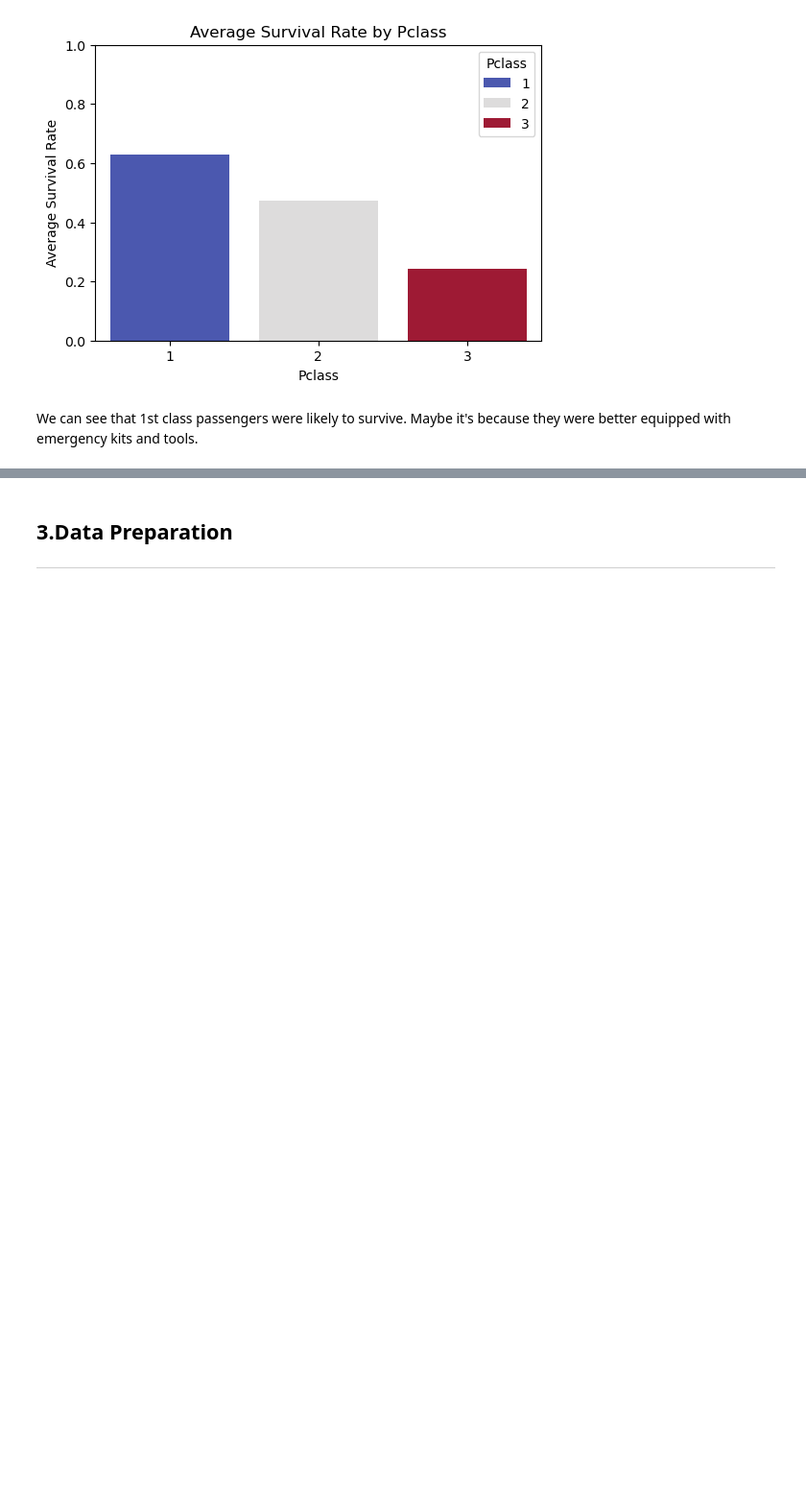
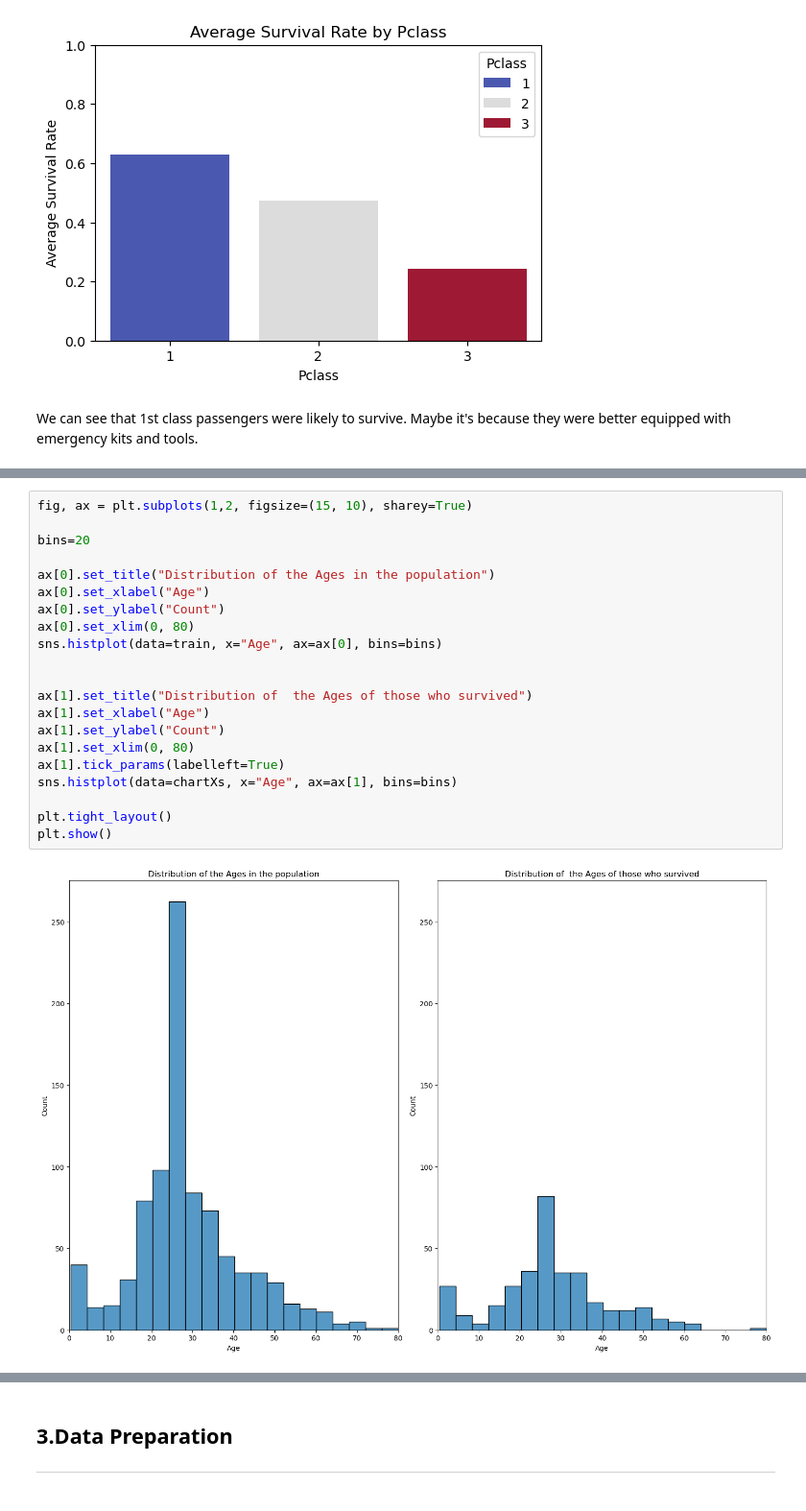
Before and after one commit to Benbellah-Owino/titanic-analysis-and-modelling, a Jupyter notebook: index.ipynb, the cells around one changed output, grey strips where cells are left out. Shown at 96% size. Drawn from its saved outputs; the diff is of its cells as text; blank space fills up the shorter version.

```diff
--- a/index.ipynb
+++ b/index.ipynb
@@ -239,0 +259,23 @@ We can see that 1st class passengers were likely to survive. Maybe it's because
+# %%
+fig, ax = plt.subplots(1,2, figsize=(15, 10), sharey=True)
+
+bins=20
+
+ax[0].set_title("Distribution of the Ages in the population")
+ax[0].set_xlabel("Age")
+ax[0].set_ylabel("Count")
+ax[0].set_xlim(0, 80)
+sns.histplot(data=train, x="Age", ax=ax[0], bins=bins)
+
+
+ax[1].set_title("Distribution of  the Ages of those who survived")
+ax[1].set_xlabel("Age")
+ax[1].set_ylabel("Count")
+ax[1].set_xlim(0, 80)
+ax[1].tick_params(labelleft=True)
+sns.histplot(data=chartXs, x="Age", ax=ax[1], bins=bins)
+
+plt.tight_layout()
+plt.show()
+# %% [output]
+[figure, added]
```
Also changed, not shown: parts of 13 cells of this notebook, 1 other file.
